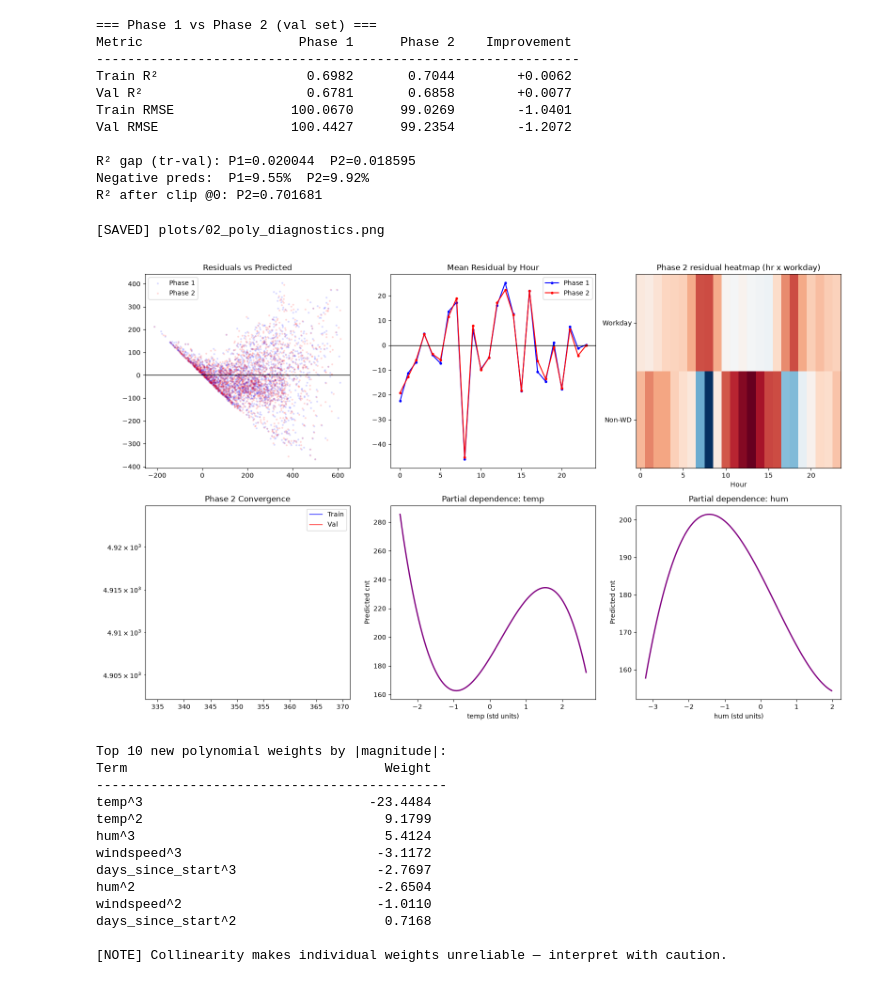
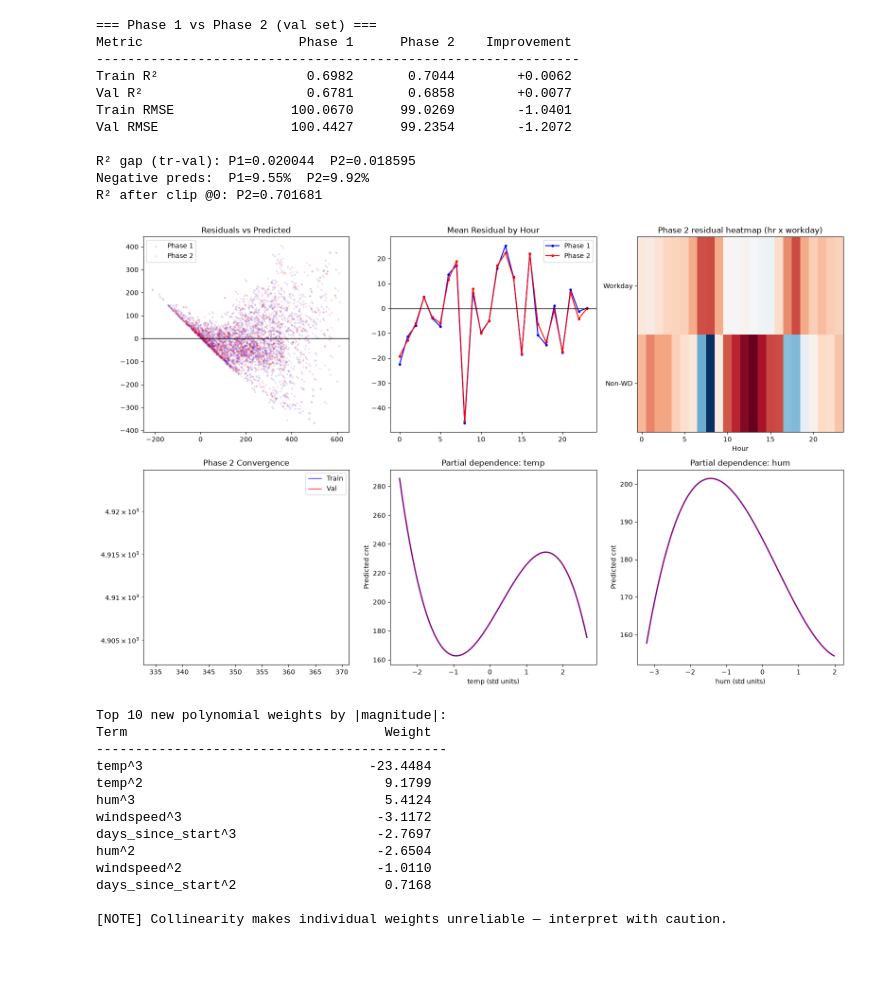
Before and after one commit to KhaledAhmedElmasry/machine-learning-p1, a Jupyter notebook: bike_sharing_pipeline.ipynb, the cells around one changed output. Drawn from its saved outputs; the diff is of its cells as text; code cells hidden in the pictures.

```diff
--- a/bike_sharing_pipeline.ipynb
+++ b/bike_sharing_pipeline.ipynb
@@ -3619,7 +2570,7 @@ row_d1 = {
     'degree'       : 1,
     'n_new_cols'   : 0,
     'n_total'      : p1,
-    'kappa'        : p2.compute_condition_number(X_TRAIN_P1),
+    'kappa'        : compute_condition_number(X_TRAIN_P1),
     'status'       : META_P1['status'] if 'status' in META_P1 else 'converged',
     'n_iter'       : META_P1['iterations_used'],
     'train_r2'     : float(R2_TR_P1),
@@ -3627,8 +2578,8 @@ row_d1 = {
     'train_rmse'   : float(RMSE_TR_P1),
     'val_rmse'     : float(RMSE_VAL_P1),
     'r2_gap'       : float(R2_TR_P1 - R2_VAL_P1),
-    'neg_pct'      : float(100*(core.predict(X_VAL_P1, W_P1, B_P1) < 0).mean()),
-    'lstsq_val_r2' : float(core.r2_score_np(y_val, core.predict(X_VAL_P1, *[W_P1, B_P1]))),
+    'neg_pct'      : float(100*(predict(X_VAL_P1, W_P1, B_P1) < 0).mean()),
+    'lstsq_val_r2' : float(r2_score_np(y_val, predict(X_VAL_P1, *[W_P1, B_P1]))),
     'opt_gap'      : 0.0,
     'opt_limited'  : False,
     'wall_s'       : 0.0,
@@ -3639,14 +2590,14 @@ print(f'd=1 (Phase 1): val R²={R2_VAL_P1:.6f}  RMSE={RMSE_VAL_P1:.4f}')
 prev_opt_limited_count = 0
 for d in range(2, MAX_DEGREE + 1):
     print(f'  Fitting degree {d}...', end=' ', flush=True)
-    res = p2.fit_expanded(
+    res = fit_expanded_p2(
         X_TRAIN_P1, y_train, X_VAL_P1, y_val,
         P1_FEAT_NAMES, SOURCE_COLS, d, INTERACTIONS,
         W_P1, B_P1,
         max_iter=MAX_ITER_SWEEP, tol=1e-6,
     )
     sweep_results[d] = res
-    neg_pct = float(100*(core.predict(res['X_val_exp'], res['w'], res['b']) < 0).mean())
+    neg_pct = float(100*(predict(res['X_val_exp'], res['w'], res['b']) < 0).mean())
     row = {
         'degree'      : d,
         'n_new_cols'  : res['n_new_cols'],
@@ -3730,12 +2681,6 @@ else:
 print(f'Best non-OPT-LIM degree: {best_d}  val R²={best_r2:.6f}')
 print(f'Parsimony rule: accept d if val_R² >= {best_r2:.6f} - {PARSIMONY_TOL} = {best_r2-PARSIMONY_TOL:.6f}')
 print(f'CHOSEN DEGREE: {CHOSEN_DEGREE}')
-
-# Save degree table as CSV
-with open('phase2_degree_table.csv', 'w', newline='') as f:
-    writer = csv.DictWriter(f, fieldnames=degree_table[0].keys())
-    writer.writeheader(); writer.writerows(degree_table)
-print('[SAVED] phase2_degree_table.csv')
 # %% [output]
 Best non-OPT-LIM degree: 4  val R²=0.686548
 Parsimony rule: accept d if val_R² >= 0.686548 - 0.001 = 0.685548
@@ -3826,7 +2762,7 @@ for k_lbl, v in sorted(abl_results.items(), key=lambda x: -x[1]):
 ## Task 7 — Test Suite (all 12 must pass)
 # %%
 # ── Fit final model at chosen degree ─────────────────────────────────────────
-FINAL_RES_P2 = p2.fit_expanded(
+FINAL_RES_P2 = fit_expanded_p2(
     X_TRAIN_P1, y_train, X_VAL_P1, y_val,
     P1_FEAT_NAMES, SOURCE_COLS, CHOSEN_DEGREE, INTERACTIONS,
     W_P1, B_P1,
@@ -3842,7 +2778,7 @@ EXP_NAMES = FINAL_RES_P2['expanded_names']
 L_FINAL   = FINAL_RES_P2['L_d']
 LR_FINAL  = FINAL_RES_P2['lr_used']
 
-X_TE_EXP, _ = p2.transform_poly(X_TEST_P1, P1_FEAT_NAMES, POLY_PARAMS)
+X_TE_EXP, _ = transform_poly_p2(X_TEST_P1, P1_FEAT_NAMES, POLY_PARAMS)
 
 R2_TR_P2   = FINAL_RES_P2['train_r2']
 R2_VL_P2   = FINAL_RES_P2['val_r2']
@@ -4135,11 +3069,11 @@ Extrapolation flags: 0/8 columns
 ## Task 8 — Diagnostics
 # %%
 # ── T8.1: Phase 1 vs Phase 2 metrics ─────────────────────────────────────────
-y_vl_p2 = core.predict(X_VL_EXP, W_P2, B_P2)
-y_tr_p2 = core.predict(X_TR_EXP, W_P2, B_P2)
+y_vl_p2 = predict(X_VL_EXP, W_P2, B_P2)
+y_tr_p2 = predict(X_TR_EXP, W_P2, B_P2)
 
 neg_pct_p2 = 100.0*(y_vl_p2 < 0).mean()
-r2_clip_p2 = core.r2_score_np(y_val, np.clip(y_vl_p2, 0, None))
+r2_clip_p2 = r2_score_np(y_val, np.clip(y_vl_p2, 0, None))
 
 print('=== Phase 1 vs Phase 2 (val set) ===')
 print(f'{"Metric":<20} {"Phase 1":>12} {"Phase 2":>12} {"Improvement":>14}')
@@ -4190,44 +3124,36 @@ axes[0,1].plot(hr_res_p1.index, hr_res_p1.values, 'b-o', markersize=3, label='Ph
 axes[0,1].plot(hr_res_p2.index, hr_res_p2.values, 'r-o', markersize=3, label='Phase 2')
 axes[0,1].axhline(0, color='black', lw=1)
 axes[0,1].set_title('Mean Residual by Hour'); axes[0,1].legend()
 
 # hr x workingday heatmap of P2 residuals
 res_df2 = pd.DataFrame({'hr': val_hr, 'wd': val_wd, 'res': res_p2})
 piv2    = res_df2.pivot_table(values='res', index='hr', columns='wd', aggfunc='mean')
 axes[0,2].imshow(piv2.values.T, aspect='auto', cmap='RdBu_r', origin='lower')
 axes[0,2].set_yticks([0,1]); axes[0,2].set_yticklabels(['Non-WD','Workday'])
 axes[0,2].set_xlabel('Hour'); axes[0,2].set_title('Phase 2 residual heatmap (hr x workday)')
 
 # Convergence plot
 gd_res_plot = FINAL_RES_P2['gd_result']
 if gd_res_plot['train_losses']:
     itr, ltr = zip(*gd_res_plot['train_losses'])
     axes[1,0].semilogy(itr, ltr, 'b-', lw=1, label='Train')
     if gd_res_plot['val_losses']:
         ivl, lvl = zip(*gd_res_plot['val_losses'])
         axes[1,0].semilogy(ivl, lvl, 'r-', lw=1, label='Val')
     axes[1,0].set_title('Phase 2 Convergence'); axes[1,0].legend()
 
 # Partial dependence curves for continuous source features
 for ax, name in zip([axes[1,1], axes[1,2]], SOURCE_COLS[:2]):
     fi = P1_FEAT_NAMES.index(name)
-    grid, pd_vals = p2.partial_dependence(X_TRAIN_P1, W_P2, B_P2, fi, P1_FEAT_NAMES, FINAL_RES_P2["poly_params"])
+    grid, pd_vals = partial_dependence(X_TRAIN_P1, W_P2, B_P2, fi, P1_FEAT_NAMES, FINAL_RES_P2["poly_params"])
     ax.plot(grid, pd_vals, 'purple', lw=2)
     ax.set_title(f'Partial dependence: {name}')
     ax.set_xlabel(f'{name} (std units)'); ax.set_ylabel('Predicted cnt')
 
 fig.tight_layout()
-fig.savefig(PLOTS / '02_poly_diagnostics.png', dpi=100)
-plt.close(fig)
-print('[SAVED] plots/02_poly_diagnostics.png')
+plt.show()
 # %% [output]
-[SAVED] plots/02_poly_diagnostics.png
+[figure, added]
-# %%
-from IPython.display import Image, display
-for _f in ['02_poly_diagnostics.png']:
-    display(Image(filename='plots/' + _f))
-# %% [output]
-[figure, removed]
 # %%
 # ── T8.3: Top weight magnitudes in expanded block ─────────────────────────────
 new_w = W_P2[p1:]
```
Also changed, not shown: parts of 213 cells of this notebook, 37 other files.
